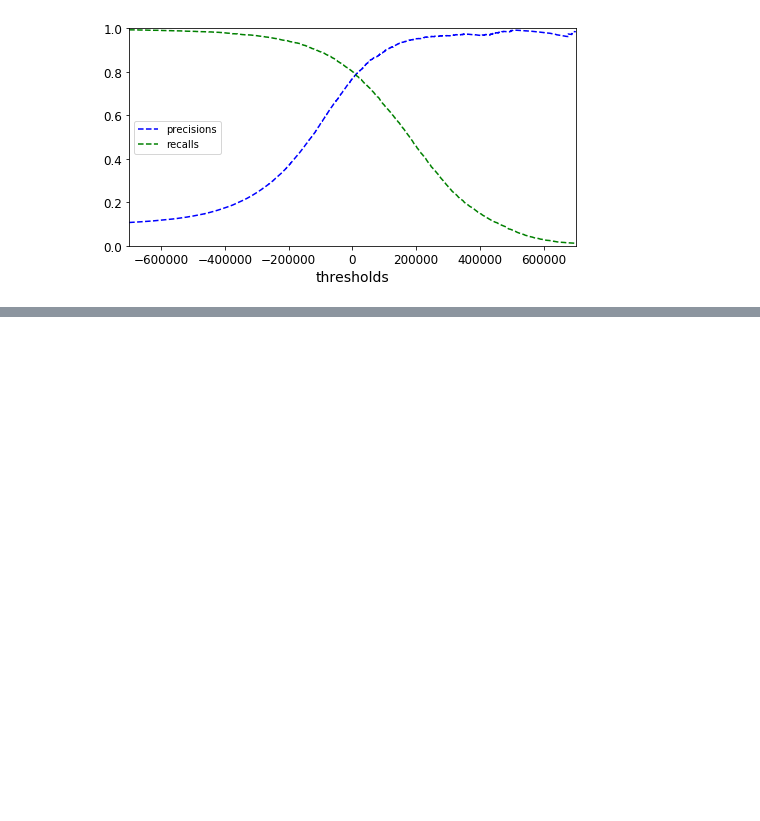
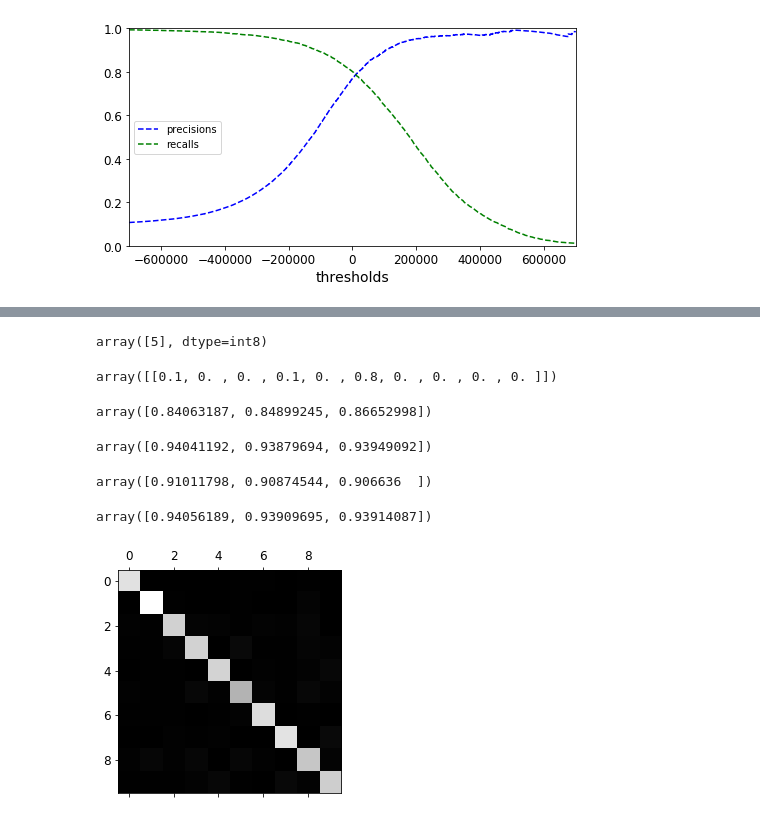
Before and after one commit to jongwonwoo/handson-ml, a Jupyter notebook: 03_classification_clone.ipynb, the cells around one changed output, grey strips where cells are left out. Cells and saved outputs as stored; diff of their text form; code cells hidden in the pictures; blank space fills up the shorter version.

```diff
--- a/03_classification_clone.ipynb
+++ b/03_classification_clone.ipynb
@@ -157,0 +227,5 @@ plt.show()
+# %%
+from sklearn.multiclass import OneVsOneClassifier
+ovo_clf = OneVsOneClassifier(SGDClassifier(max_iter=5, tol=-np.infty, random_state=42))
+ovo_clf.fit(X_train, y_train)
+ovo_clf.predict([some_digit])
@@ -157,0 +238,35 @@ plt.show()
+# %%
+forest_clf.fit(X_train, y_train)
+forest_clf.predict([some_digit])
+# %% [output]
+array([5], dtype=int8)
+# %%
+forest_clf.predict_proba([some_digit])
+# %% [output]
+array([[0.1, 0. , 0. , 0.1, 0. , 0.8, 0. , 0. , 0. , 0. ]])
+# %%
+cross_val_score(sgd_clf, X_train, y_train, cv=3, scoring='accuracy')
+# %% [output]
+array([0.84063187, 0.84899245, 0.86652998])
+# %%
+cross_val_score(forest_clf, X_train, y_train, cv=3, scoring='accuracy')
+# %% [output]
+array([0.94041192, 0.93879694, 0.93949092])
+# %%
+from sklearn.preprocessing import StandardScaler
+scaler = StandardScaler()
+X_train_scaled = scaler.fit_transform(X_train.astype(np.float64))
+cross_val_score(sgd_clf, X_train_scaled, y_train, cv=3, scoring='accuracy')
+# %% [output]
+array([0.91011798, 0.90874544, 0.906636  ])
+# %%
+cross_val_score(forest_clf, X_train_scaled, y_train, cv=3, scoring='accuracy')
+# %% [output]
+array([0.94056189, 0.93909695, 0.93914087])
+# %%
+y_train_pred = cross_val_predict(sgd_clf, X_train_scaled, y_train, cv=3)
+conf_mx = confusion_matrix(y_train, y_train_pred)
+plt.matshow(conf_mx, cmap=plt.cm.gray)
+plt.show()
+# %% [output]
+[figure, added]
```
Also changed, not shown: parts of 21 cells of this notebook.
